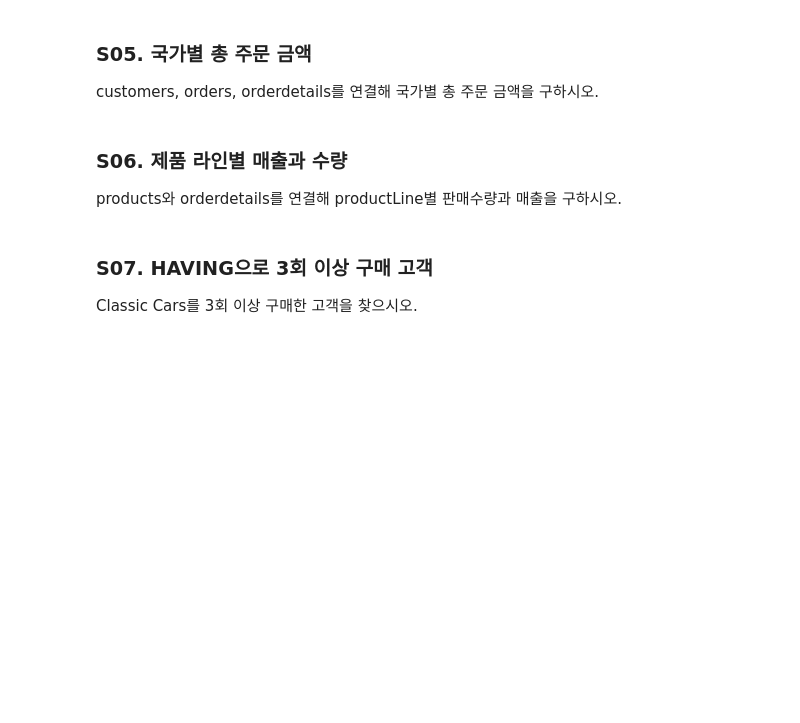
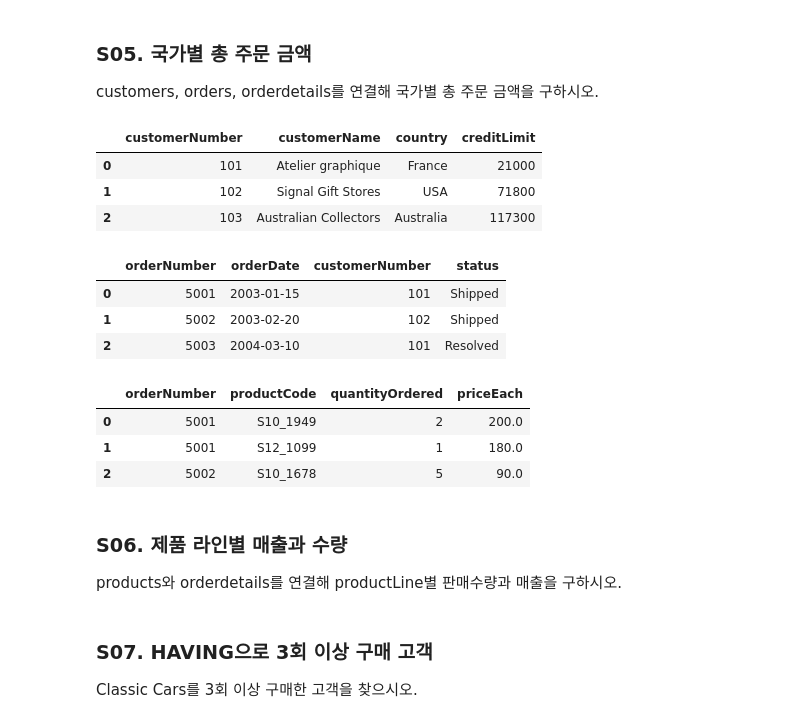
Before and after one commit to Han-think/Han-think.github.io, a Jupyter notebook: downloads/coding-test-review/coding-test-practice.ipynb, the cells around one changed output. Cells and saved outputs as stored; diff of their text form; code cells hidden in the pictures; blank space fills up the shorter version.

```diff
--- a/downloads/coding-test-review/coding-test-practice.ipynb
+++ b/downloads/coding-test-review/coding-test-practice.ipynb
@@ -148,11 +223,36 @@ SELECT productLine, ROUND(AVG(MSRP), 2) AS avg_msrp FROM products GROUP BY produ
 customers, orders, orderdetails를 연결해 국가별 총 주문 금액을 구하시오.
 # %%
 # TODO: 직접 쿼리를 작성하세요.
-run_sql("""
+display(run_sql("""
 SELECT *
-FROM products
+FROM customers
 LIMIT 3;
-""")
+"""))
+
+display(run_sql("""
+SELECT *
+FROM orders
+LIMIT 3;
+"""))
+
+display(run_sql("""
+SELECT *
+FROM orderdetails
+LIMIT 3;
+"""))
+# %% [output]
+|  | customerNumber | customerName | country | creditLimit |
+| 0 | 101 | Atelier graphique | France | 21000 |
+| 1 | 102 | Signal Gift Stores | USA | 71800 |
+| 2 | 103 | Australian Collectors | Australia | 117300 |
+|  | orderNumber | orderDate | customerNumber | status |
+| 0 | 5001 | 2003-01-15 | 101 | Shipped |
+| 1 | 5002 | 2003-02-20 | 102 | Shipped |
+| 2 | 5003 | 2004-03-10 | 101 | Resolved |
+|  | orderNumber | productCode | quantityOrdered | priceEach |
+| 0 | 5001 | S10_1949 | 2 | 200.0 |
+| 1 | 5001 | S12_1099 | 1 | 180.0 |
+| 2 | 5002 | S10_1678 | 5 | 90.0 |
 # %%
 # 예시 정답
 run_sql("""
```
Also changed, not shown: parts of 9 cells of this notebook.
